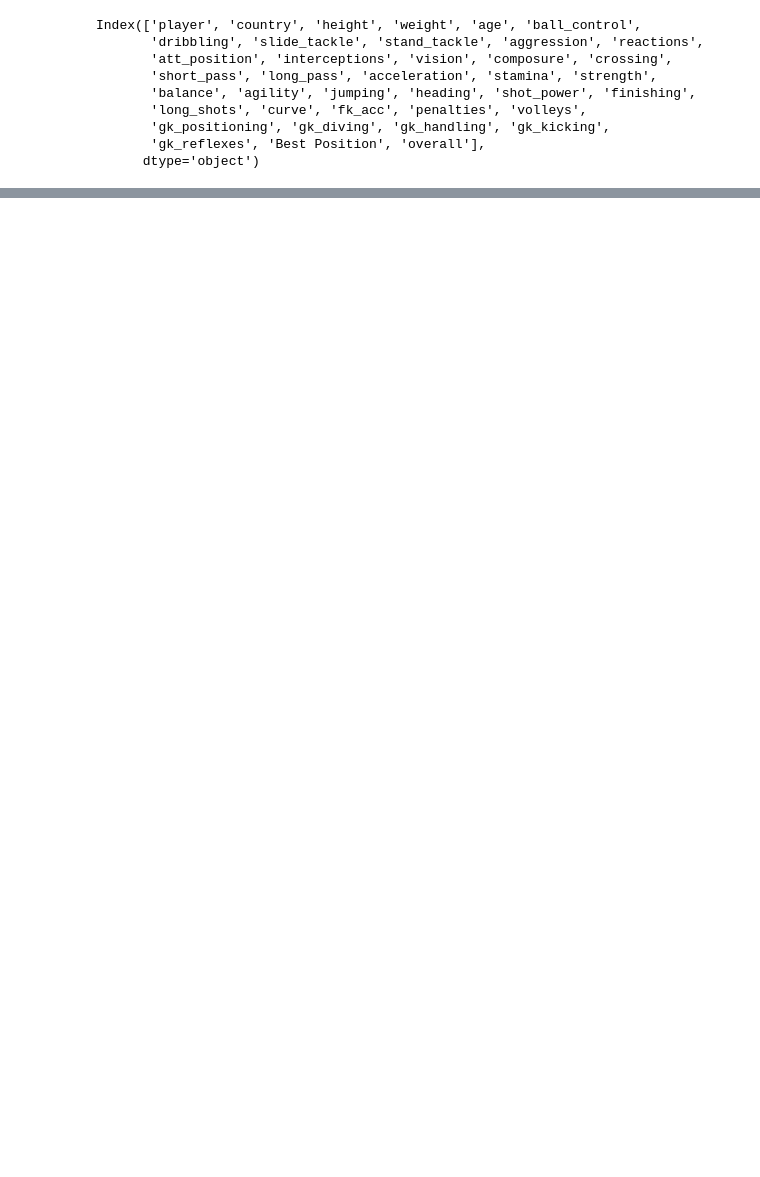
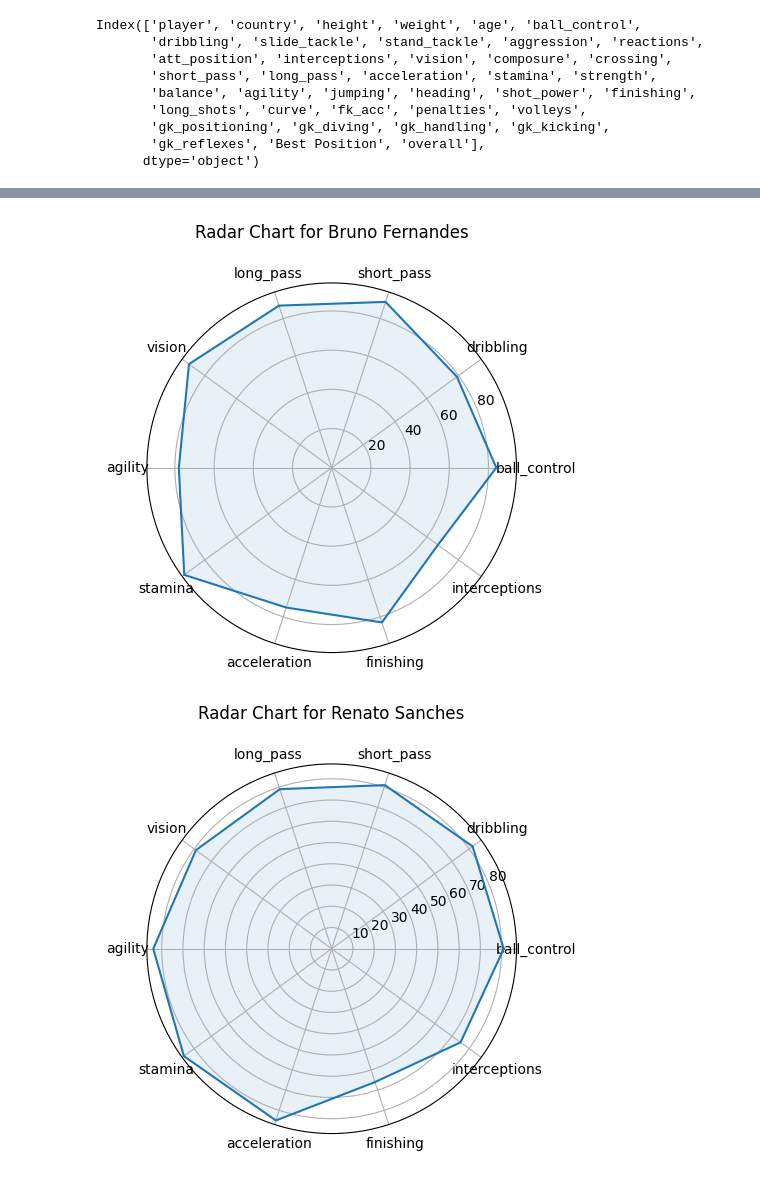
Before and after one commit to SIDHARTHMS26/Portugal-Player-Analysis-and-Real-time-strategy-development, a Jupyter notebook: Portugal_Player_Analysis_and_Real_Time_Strategy.ipynb, the cells around one changed output, grey strips where cells are left out. Saved outputs shown, nothing was run; the diff lists cells and outputs as text; code cells hidden in the pictures; blank space fills up the shorter version.

```diff
--- a/Portugal_Player_Analysis_and_Real_Time_Strategy.ipynb
+++ b/Portugal_Player_Analysis_and_Real_Time_Strategy.ipynb
@@ -955,0 +970,3 @@ Index(['player', 'country', 'height', 'weight', 'age', 'ball_control',
+# %%
+top = df.nlargest(5, 'overall')
+top
@@ -955,0 +981,14 @@ Index(['player', 'country', 'height', 'weight', 'age', 'ball_control',
+# %%
+for index, player in top.iterrows():
+  val = player[att].values
+  val = np.concatenate((val, [val[0]]))
+  ang = np.linspace(0, 2*np.pi, len(att), endpoint=False)
+  ang = np.concatenate((ang, [ang[0]]))
+  plt.polar(ang, val)
+  plt.fill(ang, val, alpha=0.1)
+  plt.xticks(ang[:-1], att)
+  plt.title(f"Radar Chart for {player['player']}\n")
+  plt.show()
+# %% [output]
+[figure, added]
+[figure, added]
```
Also changed, not shown: parts of 9 cells of this notebook.
